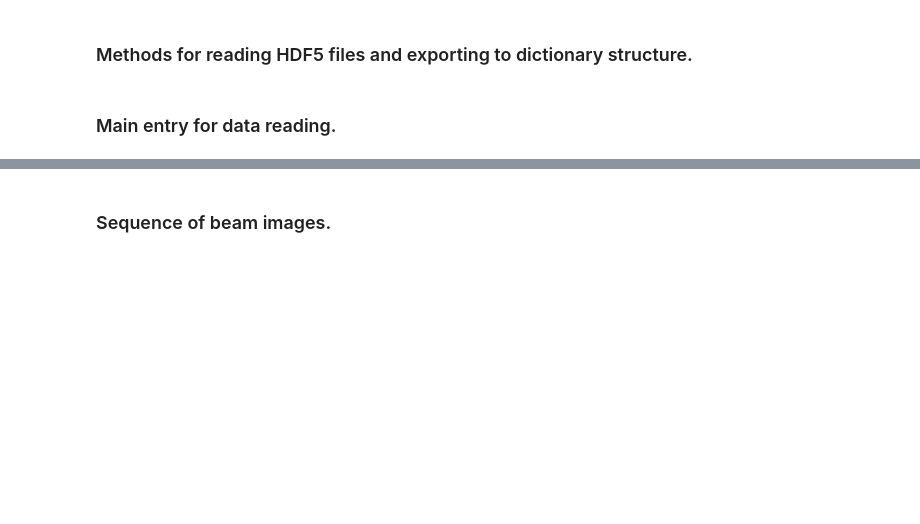
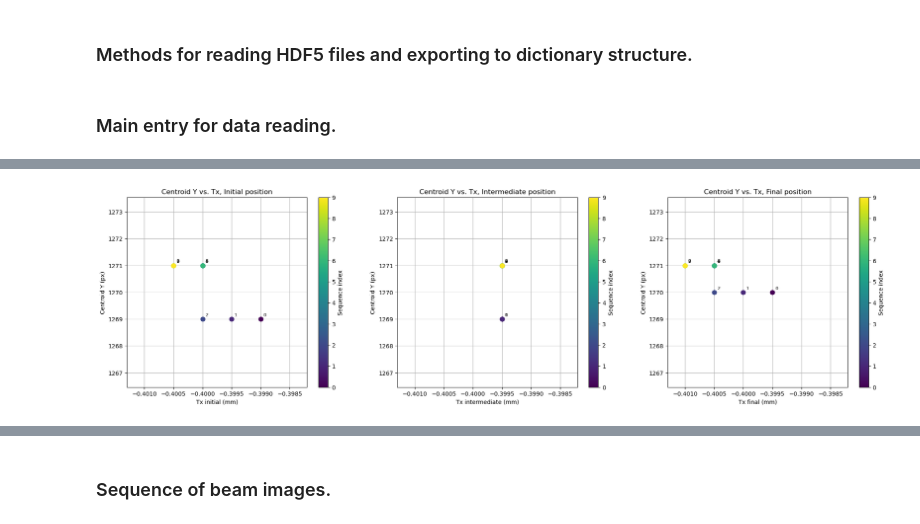
Before and after one commit to lnls-ids/cax-scripts, a Jupyter notebook: scan_read_hdf5.ipynb, the cells around one changed output, grey strips where cells are left out. Drawn from its saved outputs; the diff is of its cells as text; code cells hidden in the pictures; blank space fills up the shorter version.

```diff
--- a/scan_read_hdf5.ipynb
+++ b/scan_read_hdf5.ipynb
@@ -546,0 +778,82 @@ scan_plot(sel_items, observable,
+# %%
+import matplotlib.cm as cm
+import numpy as np
+
+cty_0 = []
+cty_m = []
+cty_f = []
+npti = 0
+nptf = 12
+
+for dataset in data.values():
+    bc  = beam_centroid(dataset, 'mirror.tx')
+    tx0 = bc[npti][0]
+    cy0 = bc[npti][1]
+    cty_0.append(np.array([tx0, cy0[1]]))
+
+    txm = bc[(npti + nptf) // 2][0]
+    cym = bc[(npti + nptf) // 2][1]
+    cty_m.append(np.array([txm, cym[1]]))
+
+    txf = bc[nptf][0]
+    cyf = bc[nptf][1]
+    cty_f.append(np.array([txf, cyf[1]]))
+
+cty_0 = np.array(cty_0)
+cty_m = np.array(cty_m)
+cty_f = np.array(cty_f)
+
+n = len(cty_0)
+colors = cm.viridis(np.linspace(0, 1, n))
+
+fig, (axx, axc, axy) = plt.subplots(1, 3, figsize=(24, 6))
+
+for i, (tx, cy) in enumerate(cty_0):
+    axx.scatter(tx, cy, color=colors[i], zorder=3, s=60)
+    axx.annotate(str(i), (tx, cy), textcoords='offset points',
+                 xytext=(5, 5), fontsize=8)
+
+for i, (tx, cy) in enumerate(cty_m):
+    axc.scatter(tx, cy, color=colors[i], zorder=3, s=60)
+    axc.annotate(str(i), (tx, cy), textcoords='offset points',
+                 xytext=(5, 5), fontsize=8)
+
+for i, (tx, cy) in enumerate(cty_f):
+    axy.scatter(tx, cy, color=colors[i], zorder=3, s=60)
+    axy.annotate(str(i), (tx, cy), textcoords='offset points',
+                 xytext=(5, 5), fontsize=8)
+
+
+sm = plt.cm.ScalarMappable(cmap='viridis',
+                            norm=plt.Normalize(vmin=0, vmax=n - 1))
+plt.colorbar(sm, ax=axx, label='Sequence index')
+plt.colorbar(sm, ax=axc, label='Sequence index')
+plt.colorbar(sm, ax=axy, label='Sequence index')
+
+xmin, xmax = np.min(cty_0[:, 0]) * 1.002, np.max(cty_0[:, 0]) * 0.998
+ymin, ymax = np.min(cty_0[:, 1]) * 0.998, np.max(cty_0[:, 1]) * 1.002
+
+axx.grid(True)
+axx.set_title("Centroid Y vs. Tx, Initial position")
+axx.set_xlabel('Tx initial (mm)')
+axx.set_ylabel('Centroid Y (px)')
+axx.set_xlim(xmin, xmax)
+axx.set_ylim(ymin, ymax)
+
+axc.grid(True)
+axc.set_title("Centroid Y vs. Tx, Intermediate position")
+axc.set_xlabel('Tx intermediate (mm)')
+axc.set_ylabel('Centroid Y (px)')
+axc.set_xlim(xmin, xmax)
+axc.set_ylim(ymin, ymax)
+axc.grid(True)
+
+axy.grid(True)
+axy.set_title("Centroid Y vs. Tx, Final position")
+axy.set_xlabel('Tx final (mm)')
+axy.set_ylabel('Centroid Y (px)')
+axy.set_xlim(xmin, xmax)
+axy.set_ylim(ymin, ymax)
+
+plt.show()
+# %% [output]
@@ -546,0 +877 @@ scan_plot(sel_items, observable,
+[figure, added]
```
Also changed, not shown: parts of 20 cells of this notebook, 1 other file.
